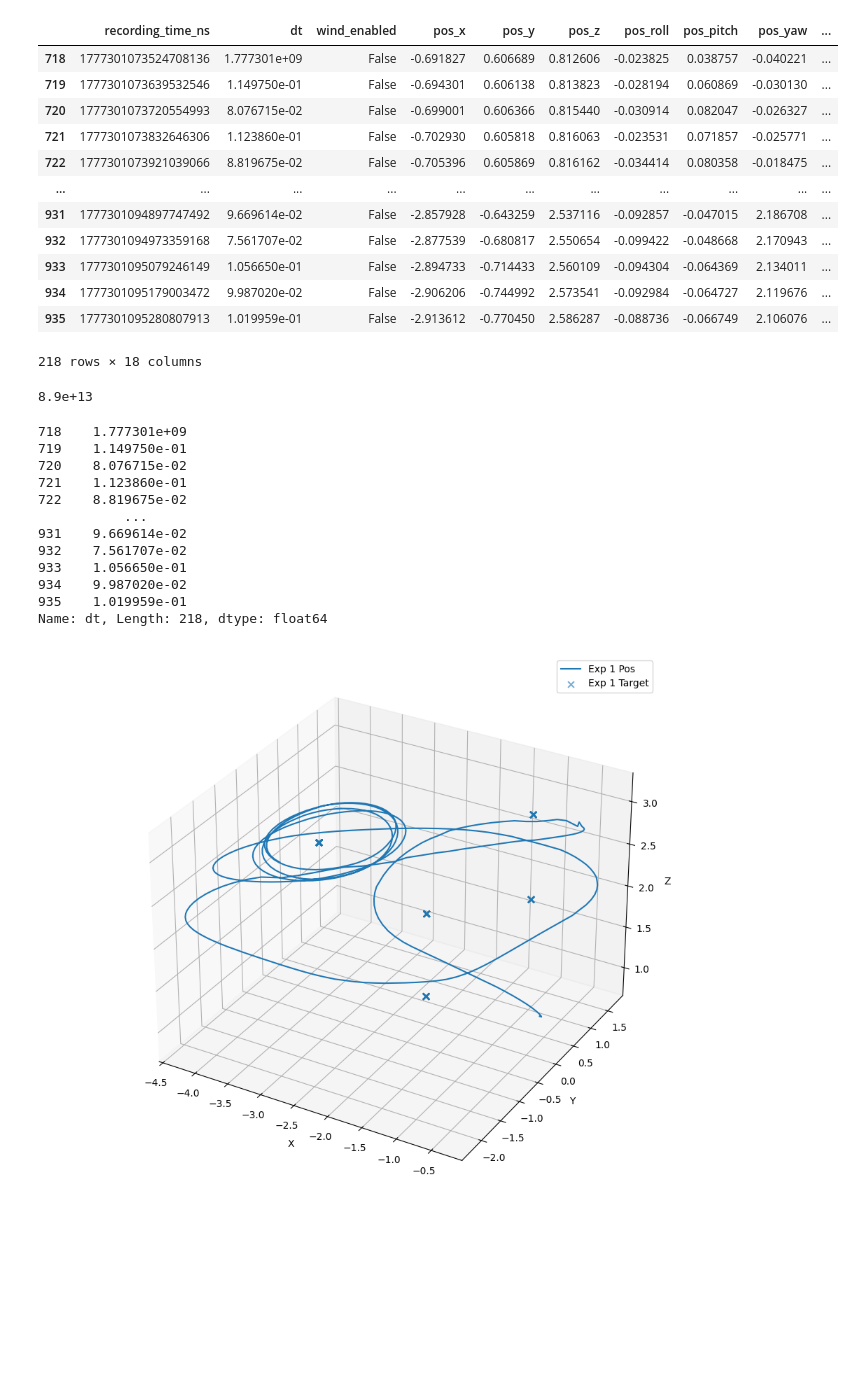
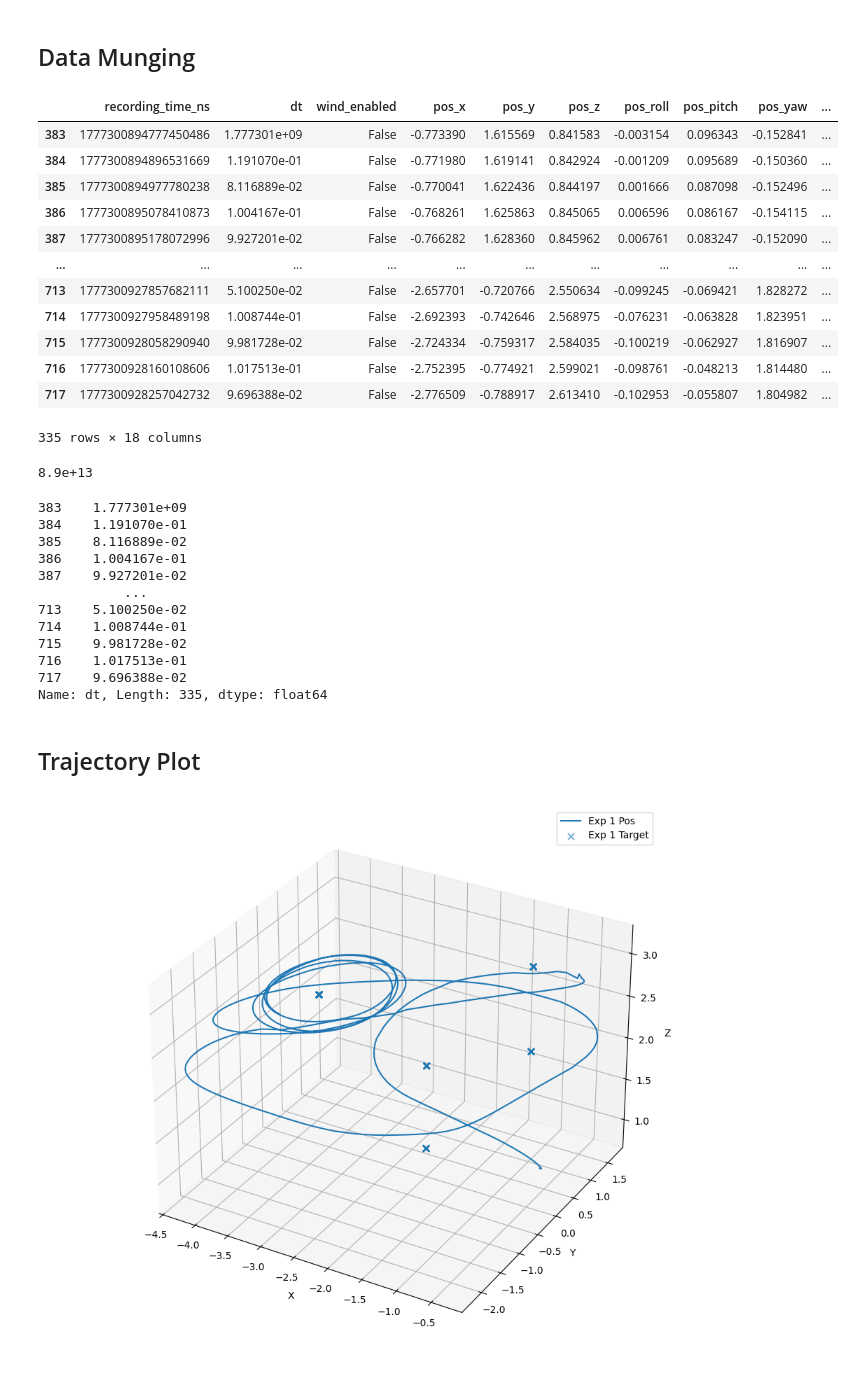
Before and after one commit to foty-hub/amr_3, a Jupyter notebook: data/data.ipynb, the cells around one changed output. Saved outputs shown, nothing was run; the diff lists cells and outputs as text; code cells hidden in the pictures; blank space fills up the shorter version.

Commit message:
Data stuff

```diff
--- a/data/data.ipynb
+++ b/data/data.ipynb
@@ -5 +3,3 @@ df = pd.read_csv('data_day2.csv')
+# %% [markdown]
+## Data Munging
 # %%
@@ -23,22 +22,22 @@ experiment_dfs = [group for _, group in df.groupby('experiment_id')]
 # %%
-for idx, df in enumerate(experiment_dfs):
-    df.to_csv(f'day2/experiment{idx+1}.csv')
+for idx, idf in enumerate(experiment_dfs):
+    idf.to_csv(f"day2/experiment{idx + 1}.csv")
 # %%
-experiment_idx = 3
-experiment_data = df[df['experiment_id'] == experiment_idx]
+experiment_idx = 2
+experiment_data = df[df["experiment_id"] == experiment_idx]
 experiment_data
 # %% [output]
 |  | recording_time_ns | dt | wind_enabled | pos_x | pos_y | pos_z | pos_roll | pos_pitch | pos_yaw | ... |
-| 718 | 1777301073524708136 | 1.777301e+09 | False | -0.691827 | 0.606689 | 0.812606 | -0.023825 | 0.038757 | -0.040221 | ... |
-| 719 | 1777301073639532546 | 1.149750e-01 | False | -0.694301 | 0.606138 | 0.813823 | -0.028194 | 0.060869 | -0.030130 | ... |
-| 720 | 1777301073720554993 | 8.076715e-02 | False | -0.699001 | 0.606366 | 0.815440 | -0.030914 | 0.082047 | -0.026327 | ... |
-| 721 | 1777301073832646306 | 1.123860e-01 | False | -0.702930 | 0.605818 | 0.816063 | -0.023531 | 0.071857 | -0.025771 | ... |
-| 722 | 1777301073921039066 | 8.819675e-02 | False | -0.705396 | 0.605869 | 0.816162 | -0.034414 | 0.080358 | -0.018475 | ... |
+| 383 | 1777300894777450486 | 1.777301e+09 | False | -0.773390 | 1.615569 | 0.841583 | -0.003154 | 0.096343 | -0.152841 | ... |
+| 384 | 1777300894896531669 | 1.191070e-01 | False | -0.771980 | 1.619141 | 0.842924 | -0.001209 | 0.095689 | -0.150360 | ... |
+| 385 | 1777300894977780238 | 8.116889e-02 | False | -0.770041 | 1.622436 | 0.844197 | 0.001666 | 0.087098 | -0.152496 | ... |
+| 386 | 1777300895078410873 | 1.004167e-01 | False | -0.768261 | 1.625863 | 0.845065 | 0.006596 | 0.086167 | -0.154115 | ... |
+| 387 | 1777300895178072996 | 9.927201e-02 | False | -0.766282 | 1.628360 | 0.845962 | 0.006761 | 0.083247 | -0.152090 | ... |
 | ... | ... | ... | ... | ... | ... | ... | ... | ... | ... | ... |
-| 931 | 1777301094897747492 | 9.669614e-02 | False | -2.857928 | -0.643259 | 2.537116 | -0.092857 | -0.047015 | 2.186708 | ... |
-| 932 | 1777301094973359168 | 7.561707e-02 | False | -2.877539 | -0.680817 | 2.550654 | -0.099422 | -0.048668 | 2.170943 | ... |
-| 933 | 1777301095079246149 | 1.056650e-01 | False | -2.894733 | -0.714433 | 2.560109 | -0.094304 | -0.064369 | 2.134011 | ... |
-| 934 | 1777301095179003472 | 9.987020e-02 | False | -2.906206 | -0.744992 | 2.573541 | -0.092984 | -0.064727 | 2.119676 | ... |
-| 935 | 1777301095280807913 | 1.019959e-01 | False | -2.913612 | -0.770450 | 2.586287 | -0.088736 | -0.066749 | 2.106076 | ... |
+| 713 | 1777300927857682111 | 5.100250e-02 | False | -2.657701 | -0.720766 | 2.550634 | -0.099245 | -0.069421 | 1.828272 | ... |
+| 714 | 1777300927958489198 | 1.008744e-01 | False | -2.692393 | -0.742646 | 2.568975 | -0.076231 | -0.063828 | 1.823951 | ... |
+| 715 | 1777300928058290940 | 9.981728e-02 | False | -2.724334 | -0.759317 | 2.584035 | -0.100219 | -0.062927 | 1.816907 | ... |
+| 716 | 1777300928160108606 | 1.017513e-01 | False | -2.752395 | -0.774921 | 2.599021 | -0.098761 | -0.048213 | 1.814480 | ... |
+| 717 | 1777300928257042732 | 9.696388e-02 | False | -2.776509 | -0.788917 | 2.613410 | -0.102953 | -0.055807 | 1.804982 | ... |
-218 rows × 18 columns
+335 rows × 18 columns
 # %%
@@ -46,20 +45,22 @@ print(f'{1776697177697 / 0.02:.1e}')
 # %% [output]
 8.9e+13
 # %%
-experiment_data['dt']
+experiment_data["dt"]
 # %% [output]
-718    1.777301e+09
-719    1.149750e-01
-720    8.076715e-02
-721    1.123860e-01
-722    8.819675e-02
+383    1.777301e+09
+384    1.191070e-01
+385    8.116889e-02
+386    1.004167e-01
+387    9.927201e-02
            ...
-931    9.669614e-02
-932    7.561707e-02
-933    1.056650e-01
-934    9.987020e-02
-935    1.019959e-01
-Name: dt, Length: 218, dtype: float64
+713    5.100250e-02
+714    1.008744e-01
+715    9.981728e-02
+716    1.017513e-01
+717    9.696388e-02
+Name: dt, Length: 335, dtype: float64
+# %% [markdown]
+## Trajectory Plot
 # %%
 %matplotlib widget
 import matplotlib.pyplot as plt
```
Also changed, not shown: parts of 8 cells of this notebook, 9 other files.
